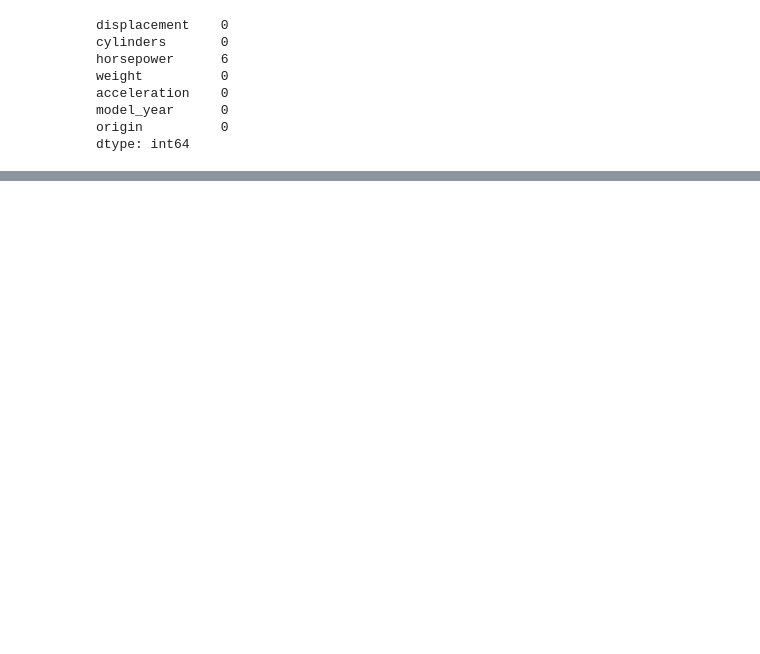
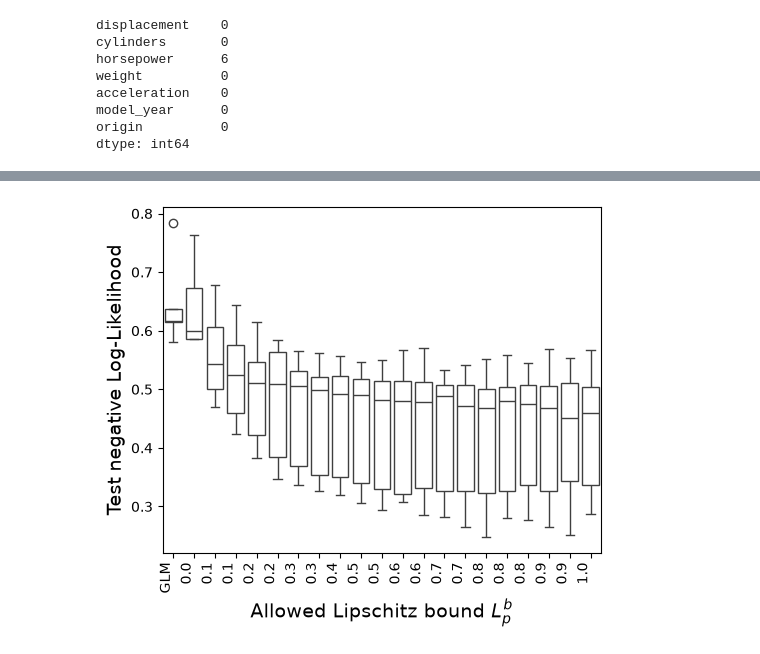
Before and after one commit to tsplittg/LiD-GLM-paper-code, a Jupyter notebook: applications/Cars_application/performance_comp.ipynb, the cells around one changed output, grey strips where cells are left out. Drawn from its saved outputs; the diff is of its cells as text; code cells hidden in the pictures; blank space fills up the shorter version.

```diff
--- a/applications/Cars_application/performance_comp.ipynb
+++ b/applications/Cars_application/performance_comp.ipynb
@@ -350,3 +346,23 @@ boxplot.set_xlabel("Test negative Log-Likelihood", fontsize = 14)
 
 plt.tight_layout()
 boxplot.figure.savefig(output_dir+f"/lipschitz_test_performance_boxplots_cars_{model_name}.pdf")
+# %%
+# we add the linear results to the lipschitz performance dicts
+linear_model_test_loglike = -all_metrics_df["test loglike_traditional"].values
+lipschitz_test_performance_dict[0] = linear_model_test_loglike.tolist()
+fig, ax = plt.subplots(figsize=(5.25, 4.5))
+boxplot = sns.boxplot(data=lipschitz_test_performance_dict, orient="v", color= "white", ax= ax)
+#we round all labels to 2 digits
+y_ticklabels = [f"{max(0.,np.round(float(tick.get_text())-1, 2)):.1f}" for tick in boxplot.get_xticklabels()]
+# we set the first label to "GLM"
+y_ticklabels[0] = "GLM"
+
+boxplot.set_xticklabels(y_ticklabels, horizontalalignment="right", rotation = 90)
+y_ticklabels[0] = "GLM"
+boxplot.set_xlabel("Allowed Lipschitz bound $L_p^b$", fontsize = 14)
+boxplot.set_ylabel("Test negative Log-Likelihood", fontsize = 14)
+
+plt.tight_layout()
+boxplot.figure.savefig(output_dir+f"/horizontal_lipschitz_test_performance_boxplots_cars_{model_name}.pdf")
+# %% [output]
+[figure, added]
```
Also changed, not shown: parts of 3 cells of this notebook, 8 other files.
